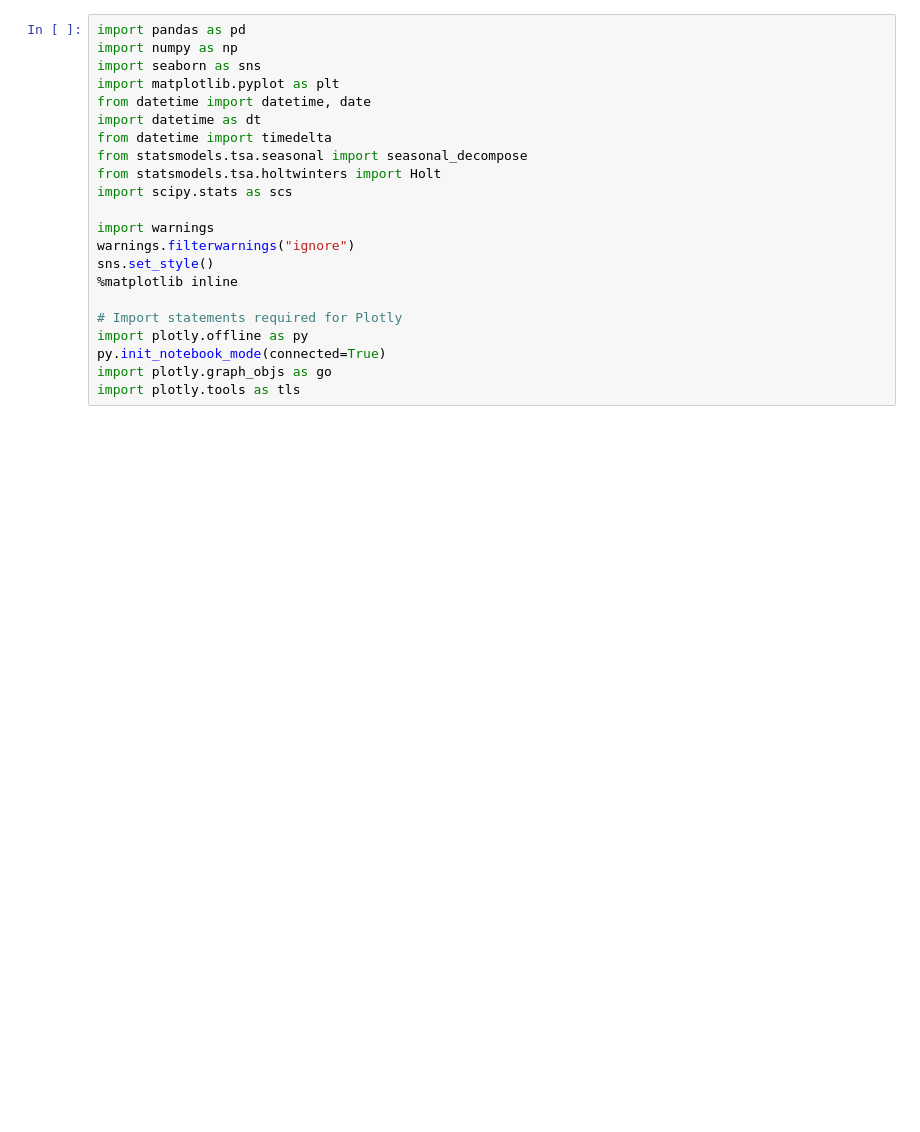
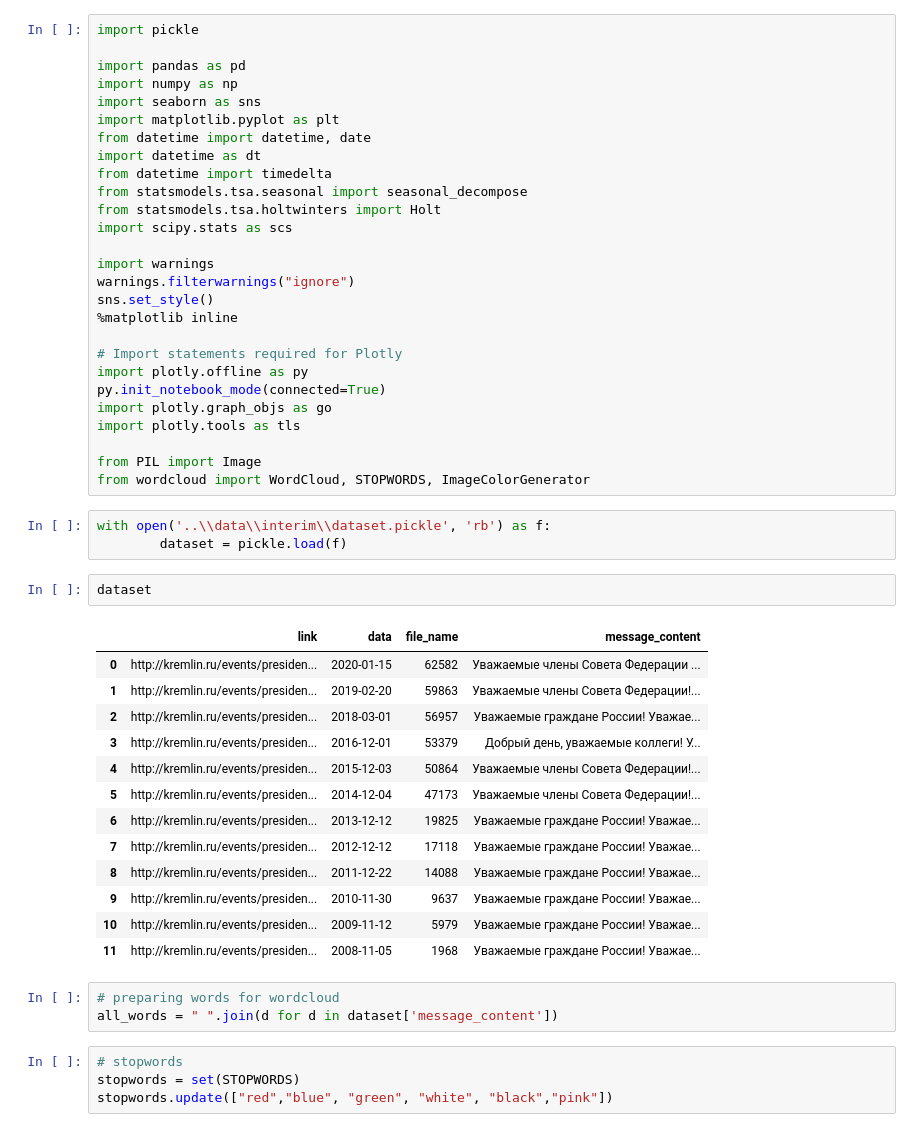
Before and after one commit to iconismo/federal-assembly, a Jupyter notebook: notebooks/3-create-wordcloud.ipynb, the cells around one changed output. Drawn from its saved outputs; the diff is of its cells as text; blank space fills up the shorter version.

```diff
--- a/notebooks/3-create-wordcloud.ipynb
+++ b/notebooks/3-create-wordcloud.ipynb
@@ -1,4 +1,6 @@
 # %%
+import pickle
+
 import pandas as pd
 import numpy as np
 import seaborn as sns
@@ -20,3 +22,32 @@ import plotly.offline as py
 py.init_notebook_mode(connected=True)
 import plotly.graph_objs as go
 import plotly.tools as tls
+
+from PIL import Image
+from wordcloud import WordCloud, STOPWORDS, ImageColorGenerator
+# %%
+with open('..\\data\\interim\\dataset.pickle', 'rb') as f:
+        dataset = pickle.load(f)
+# %%
+dataset
+# %% [output]
+|  | link | data | file_name | message_content |
+| 0 | http://kremlin.ru/events/presiden... | 2020-01-15 | 62582 | Уважаемые члены Совета Федерации ... |
+| 1 | http://kremlin.ru/events/presiden... | 2019-02-20 | 59863 | Уважаемые члены Совета Федерации!... |
+| 2 | http://kremlin.ru/events/presiden... | 2018-03-01 | 56957 | Уважаемые граждане России! Уважае... |
+| 3 | http://kremlin.ru/events/presiden... | 2016-12-01 | 53379 | Добрый день, уважаемые коллеги! У... |
+| 4 | http://kremlin.ru/events/presiden... | 2015-12-03 | 50864 | Уважаемые члены Совета Федерации!... |
+| 5 | http://kremlin.ru/events/presiden... | 2014-12-04 | 47173 | Уважаемые члены Совета Федерации!... |
+| 6 | http://kremlin.ru/events/presiden... | 2013-12-12 | 19825 | Уважаемые граждане России! Уважае... |
+| 7 | http://kremlin.ru/events/presiden... | 2012-12-12 | 17118 | Уважаемые граждане России! Уважае... |
+| 8 | http://kremlin.ru/events/presiden... | 2011-12-22 | 14088 | Уважаемые граждане России! Уважае... |
+| 9 | http://kremlin.ru/events/presiden... | 2010-11-30 | 9637 | Уважаемые граждане России! Уважае... |
+| 10 | http://kremlin.ru/events/presiden... | 2009-11-12 | 5979 | Уважаемые граждане России! Уважае... |
+| 11 | http://kremlin.ru/events/presiden... | 2008-11-05 | 1968 | Уважаемые граждане России! Уважае... |
+# %%
+# preparing words for wordcloud
+all_words = " ".join(d for d in dataset['message_content'])
+# %%
+# stopwords
+stopwords = set(STOPWORDS)
+stopwords.update(["red","blue", "green", "white", "black","pink"])
```
Also changed, not shown: parts of 3 cells of this notebook, 1 other file.
